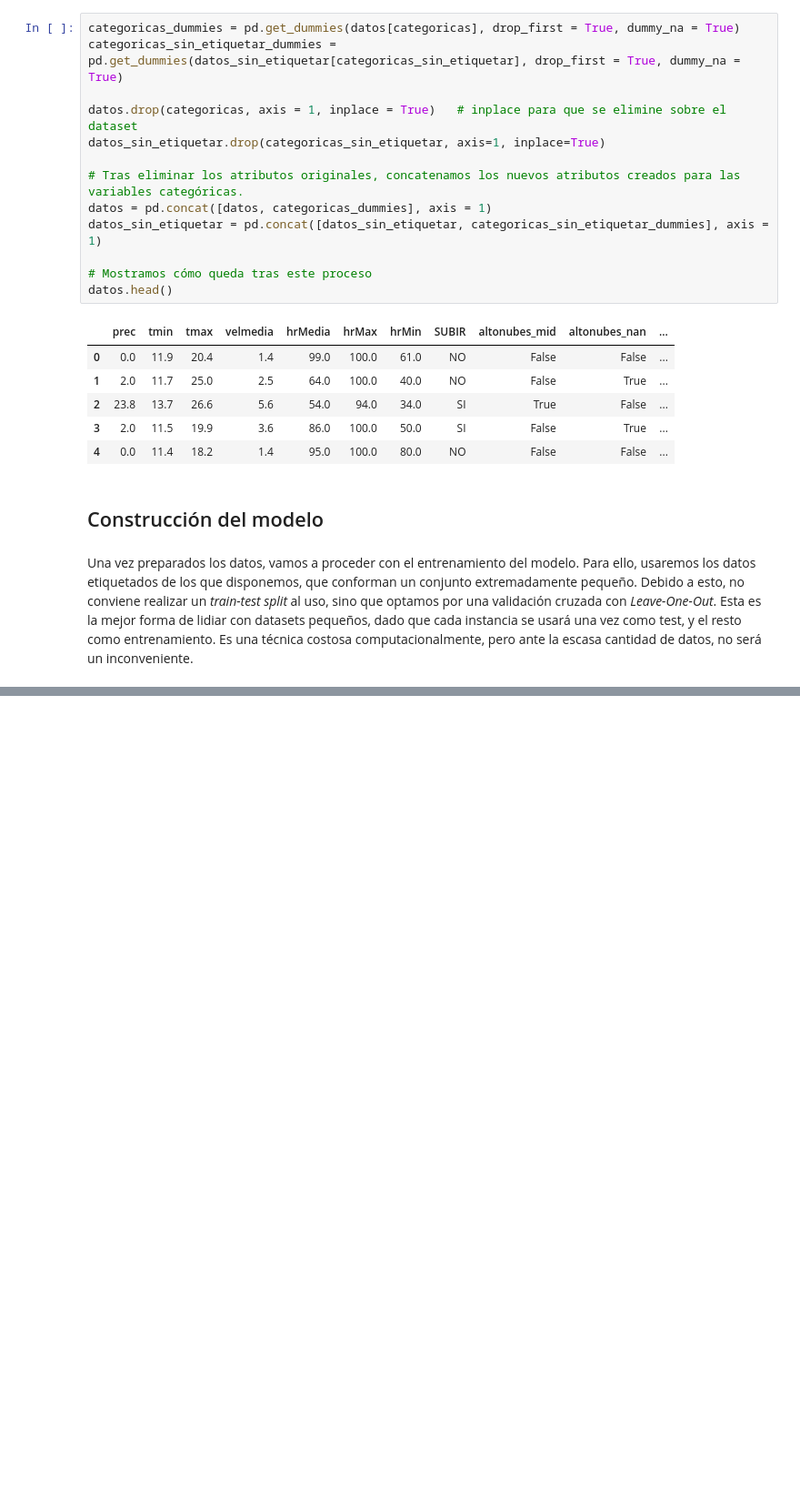
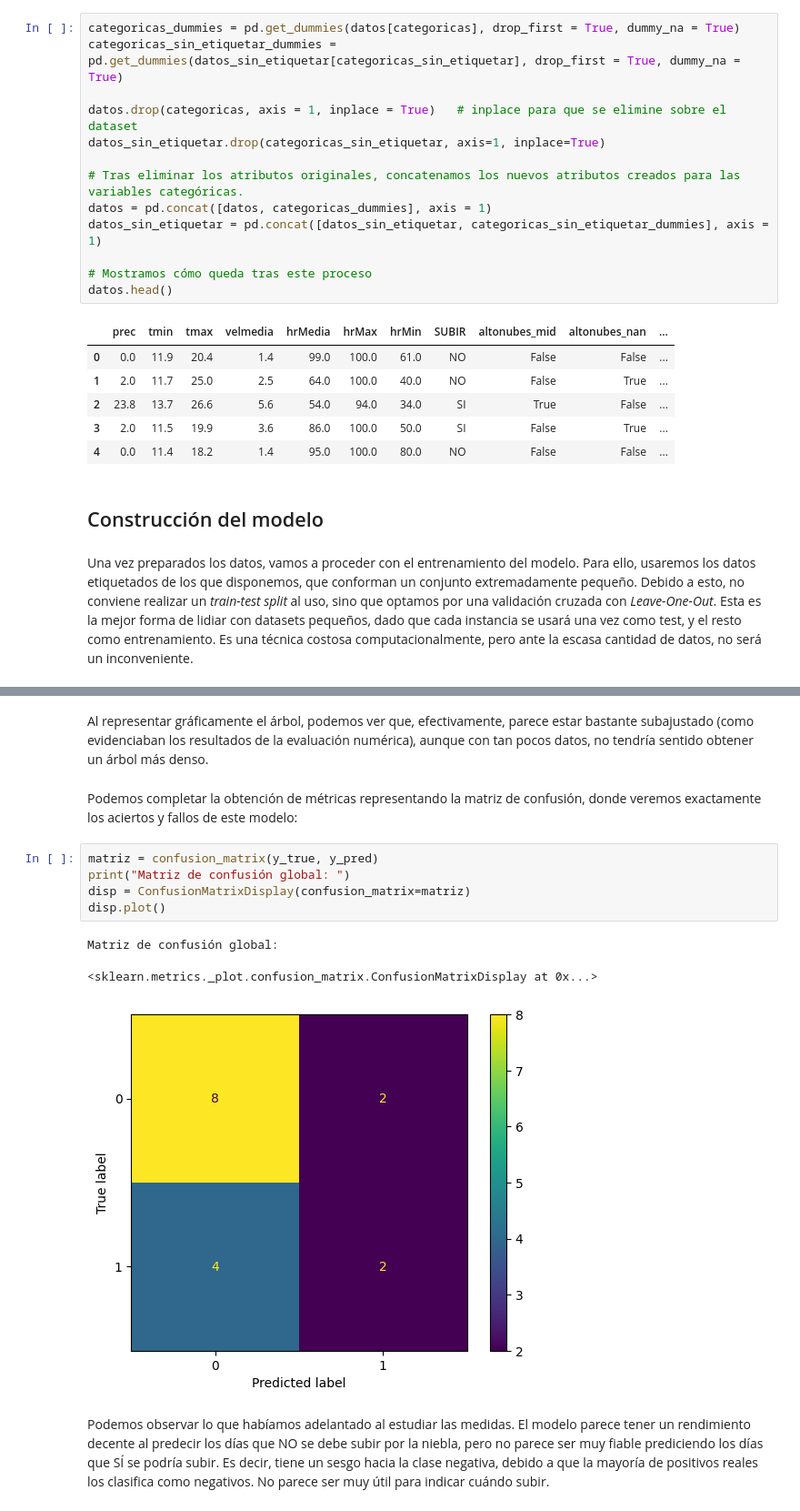
Before and after one commit to jorge-ruizl-um-es/fog-prediction, a Jupyter notebook: models/decission_tree_classifier.ipynb, the cells around one changed output, grey strips where cells are left out. Shown at 91% size. Saved outputs shown, nothing was run; the diff lists cells and outputs as text; blank space fills up the shorter version.

```diff
--- a/models/decission_tree_classifier.ipynb
+++ b/models/decission_tree_classifier.ipynb
@@ -80,0 +227,15 @@ Una vez preparados los datos, vamos a proceder con el entrenamiento del modelo.
+# %% [markdown]
+Al representar gráficamente el árbol, podemos ver que, efectivamente, parece estar bastante subajustado (como evidenciaban los resultados de la evaluación numérica), aunque con tan pocos datos, no tendría sentido obtener un árbol más denso.
+# %% [markdown]
+Podemos completar la obtención de métricas representando la matriz de confusión, donde veremos exactamente los aciertos y fallos de este modelo:
+# %%
+matriz = confusion_matrix(y_true, y_pred)
+print("Matriz de confusión global: ")
+disp = ConfusionMatrixDisplay(confusion_matrix=matriz)
+disp.plot()
+# %% [output]
+Matriz de confusión global:
+<sklearn.metrics._plot.confusion_matrix.ConfusionMatrixDisplay at 0x...>
+[figure, added]
+# %% [markdown]
+Podemos observar lo que habíamos adelantado al estudiar las medidas. El modelo parece tener un rendimiento decente al predecir los días que NO se debe subir por la niebla, pero no parece ser muy fiable prediciendo los días que SÍ se podría subir. Es decir, tiene un sesgo hacia la clase negativa, debido a que la mayoría de positivos reales los clasifica como negativos. No parece ser muy útil para indicar cuándo subir.
```
Also changed, not shown: parts of 12 cells of this notebook.
